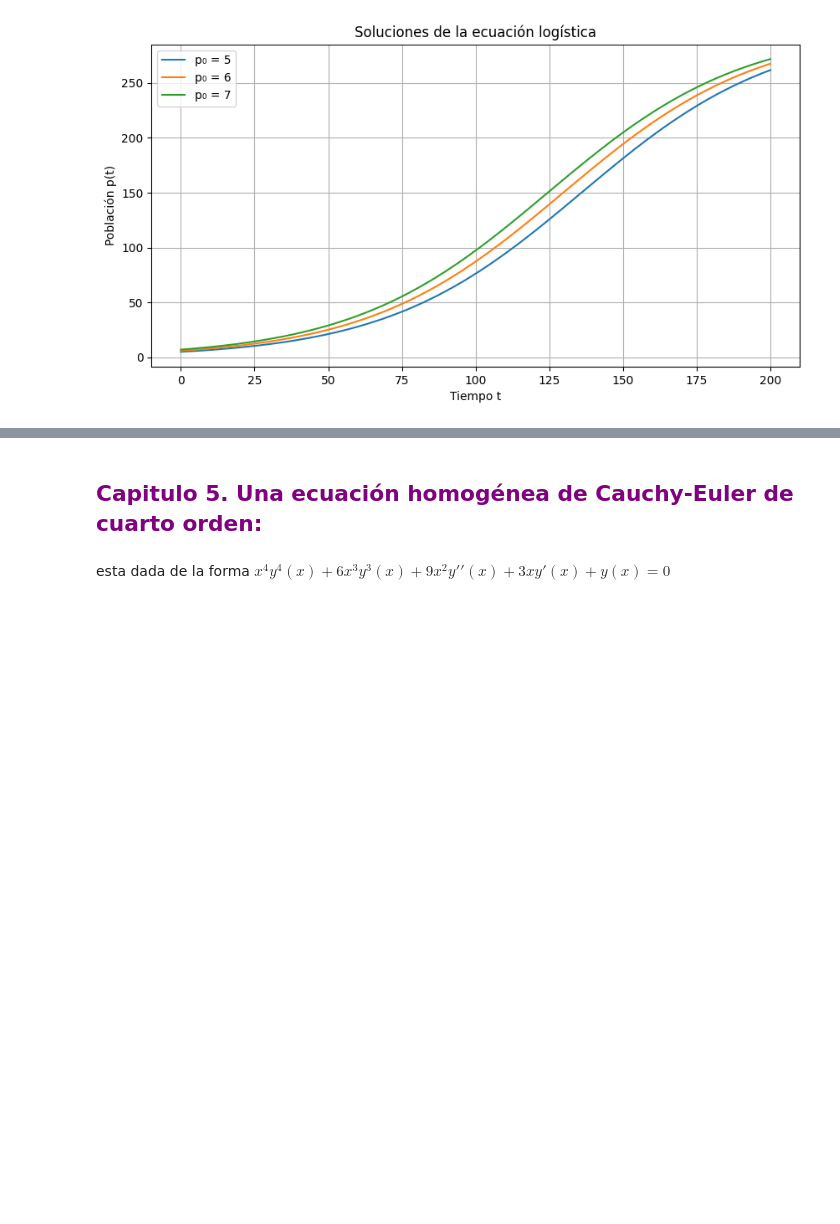
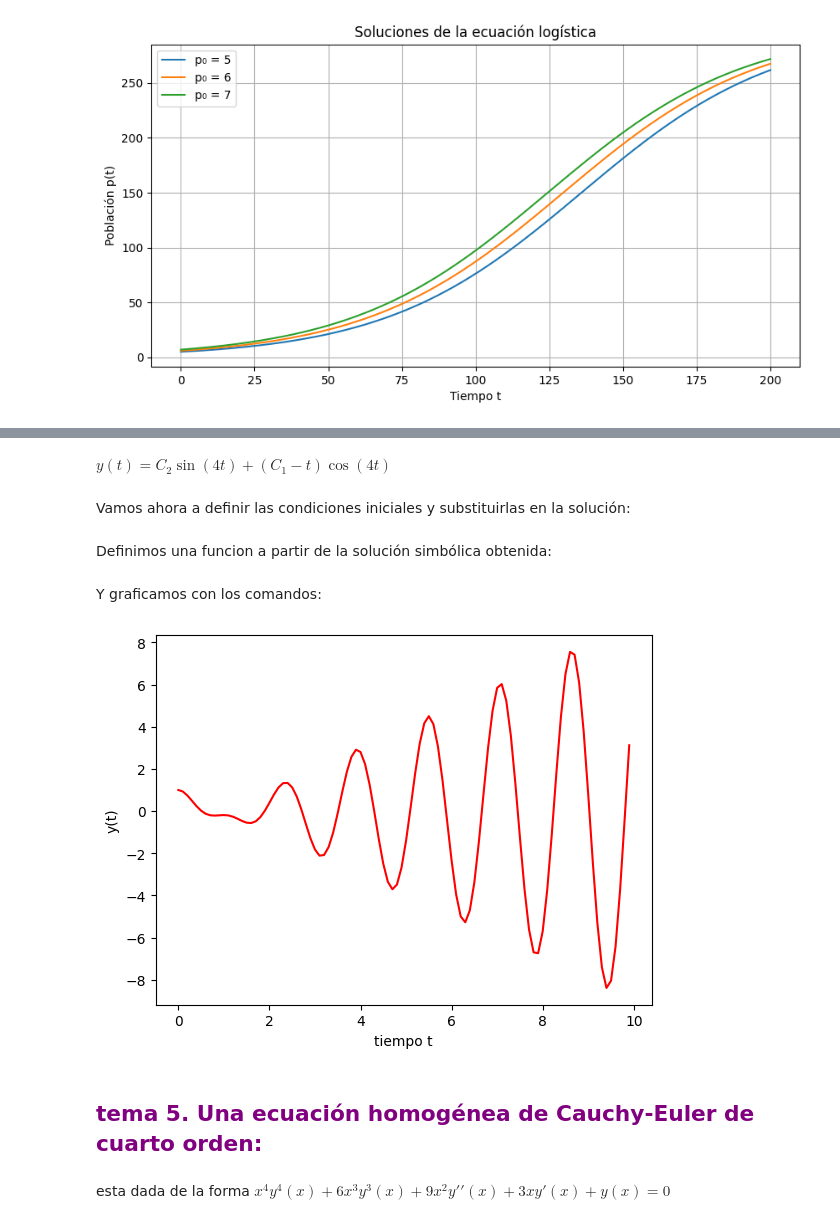
Before and after one commit to Annette-1/Ecuaciones_Diferenciales_Parciales, a Jupyter notebook: Sympy.ipynb, the cells around one changed output, grey strips where cells are left out. Cells and saved outputs as stored; diff of their text form; code cells hidden in the pictures; blank space fills up the shorter version.

```diff
--- a/Sympy.ipynb
+++ b/Sympy.ipynb
@@ -222,5 +234,37 @@ plt.show()
+# %%
+ode3=sp.Eq(sp.Derivative(y(t),t,t)+16*y(t)-8*sin(4*t),0)
+# %%
+sol3 = sp.dsolve(ode3,y(t))
+sol3
+# %% [output]
+$\displaystyle y{\left(t \right)} = C_{2} \sin{\left(4 t \right)} + \left(C_{1} - t\right) \cos{\left(4 t \right)}$
+# %% [markdown]
+Vamos ahora a definir las condiciones iniciales y substituirlas en la solución:
+# %%
+const=sp.solve([sol3.rhs.subs(t,0)-1, sol3.rhs.diff(t,1).subs(t,0)-0])
+C1, C2 = sp.symbols('C1,C2')
+sol3=sol3.subs(const)
+# %% [markdown]
+Definimos una funcion a partir de la solución simbólica obtenida:
+# %%
+func1 = sp.lambdify(t,sol3.rhs,'numpy')
+import numpy as np
+
+xx = np.arange(0, 10, 0.1)
+yy1 = func1(xx)
+# %% [markdown]
+Y graficamos con los comandos:
+# %%
+import matplotlib as mpl
+import matplotlib.pyplot as plt
+plt.plot(xx,yy1,'r')
+plt.xlabel('tiempo t')
+plt.ylabel('y(t)')
+plt.show()
+# %% [output]
+[figure, added]
 # %% [markdown]
-##  <span style="color:purple;"> **Capitulo 5.** Una ecuación homogénea de Cauchy-Euler de cuarto orden: </span>
+##  <span style="color:purple;"> **tema 5.** Una ecuación homogénea de Cauchy-Euler de cuarto orden: </span>
 # %% [markdown]
  esta dada de la forma $x^4y^4(x) + 6x^3y^3(x) + 9x^2y′′(x) + 3xy′(x) +y(x) = 0$
 # %% [markdown]
```
Also changed, not shown: parts of 6 cells of this notebook.
